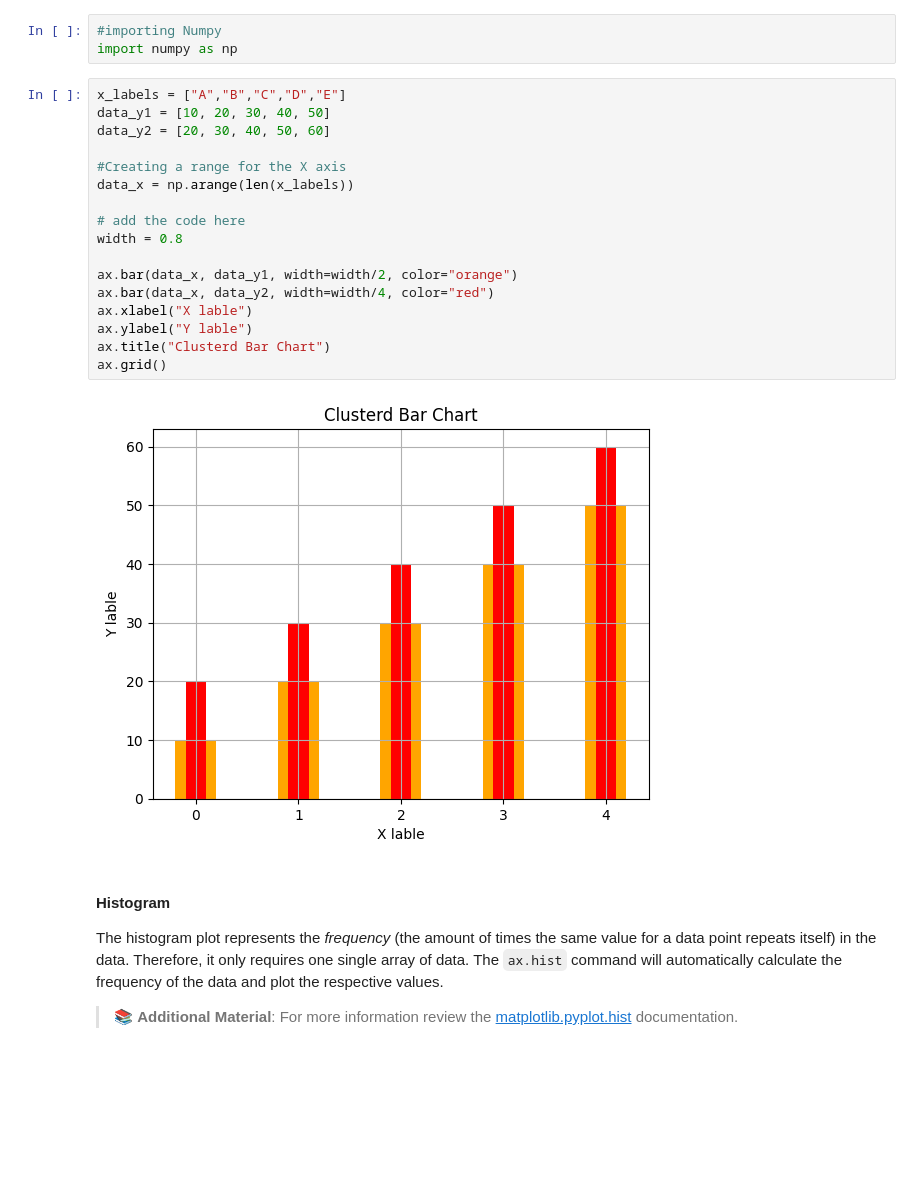
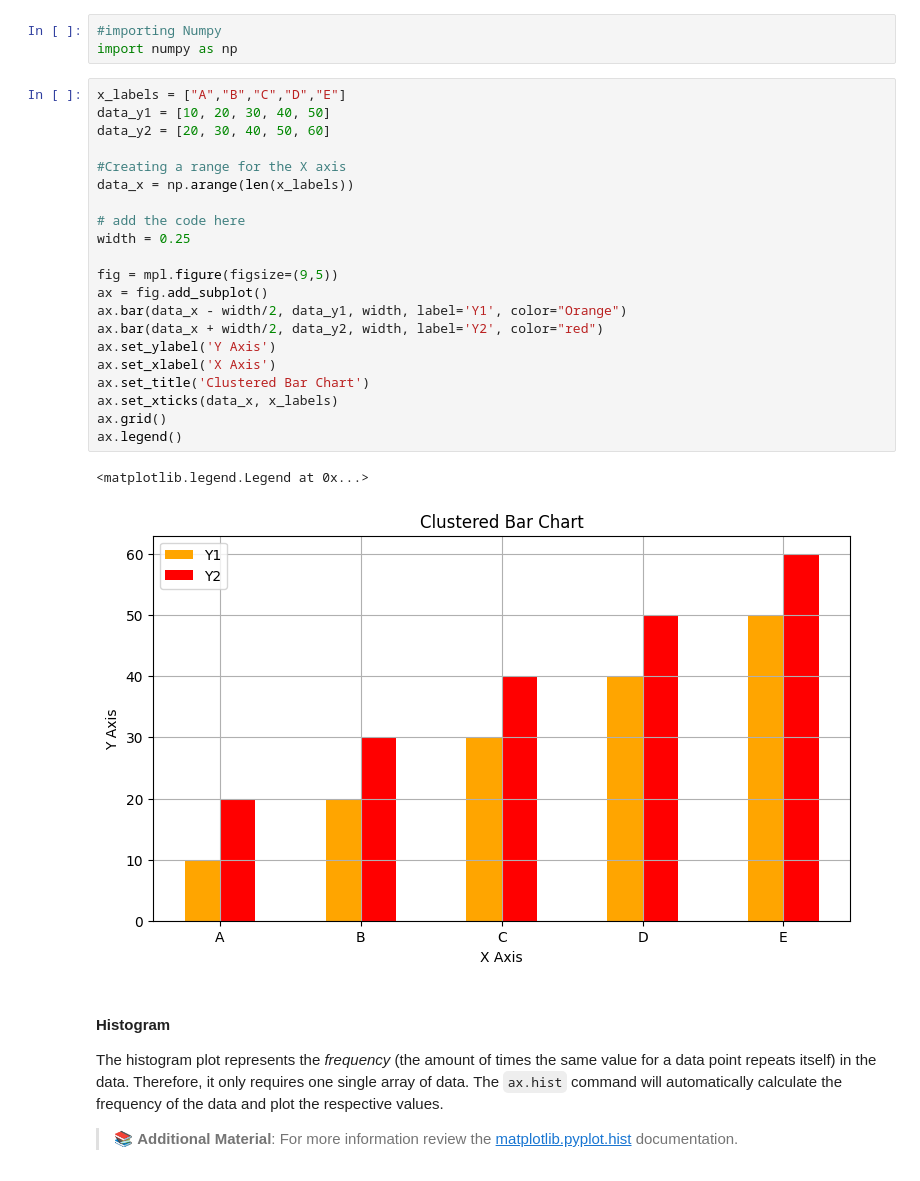
Before and after one commit to NEAAA4/DV1604_G7, a Jupyter notebook: Lab1/Lab 1.ipynb, the cells around one changed output. Cells and saved outputs as stored; diff of their text form; blank space fills up the shorter version.

```diff
--- a/Lab1/Lab 1.ipynb
+++ b/Lab1/Lab 1.ipynb
@@ -318,22 +340,27 @@ import numpy as np
 # %%
 x_labels = ["A","B","C","D","E"]
 data_y1 = [10, 20, 30, 40, 50]
 data_y2 = [20, 30, 40, 50, 60]
 
 #Creating a range for the X axis
 data_x = np.arange(len(x_labels))
 
 # add the code here
-width = 0.8
+width = 0.25
 
-ax.bar(data_x, data_y1, width=width/2, color="orange")
-ax.bar(data_x, data_y2, width=width/4, color="red")
-ax.xlabel("X lable")
-ax.ylabel("Y lable")
-ax.title("Clusterd Bar Chart")
+fig = mpl.figure(figsize=(9,5))
+ax = fig.add_subplot()
+ax.bar(data_x - width/2, data_y1, width, label='Y1', color="Orange")
+ax.bar(data_x + width/2, data_y2, width, label='Y2', color="red")
+ax.set_ylabel('Y Axis')
+ax.set_xlabel('X Axis')
+ax.set_title('Clustered Bar Chart')
+ax.set_xticks(data_x, x_labels)
 ax.grid()
+ax.legend()
 # %% [output]
+<matplotlib.legend.Legend at 0x...>
-[figure, old version]
+[figure, new version]
 # %% [markdown]
 #### Histogram
 The histogram plot represents the *frequency* (the amount of times the same value for a data point repeats itself) in the data. Therefore, it only requires one single array of data. The `ax.hist` command will automatically calculate the frequency of the data and plot the respective values.
```
Also changed, not shown: parts of 18 cells of this notebook.
